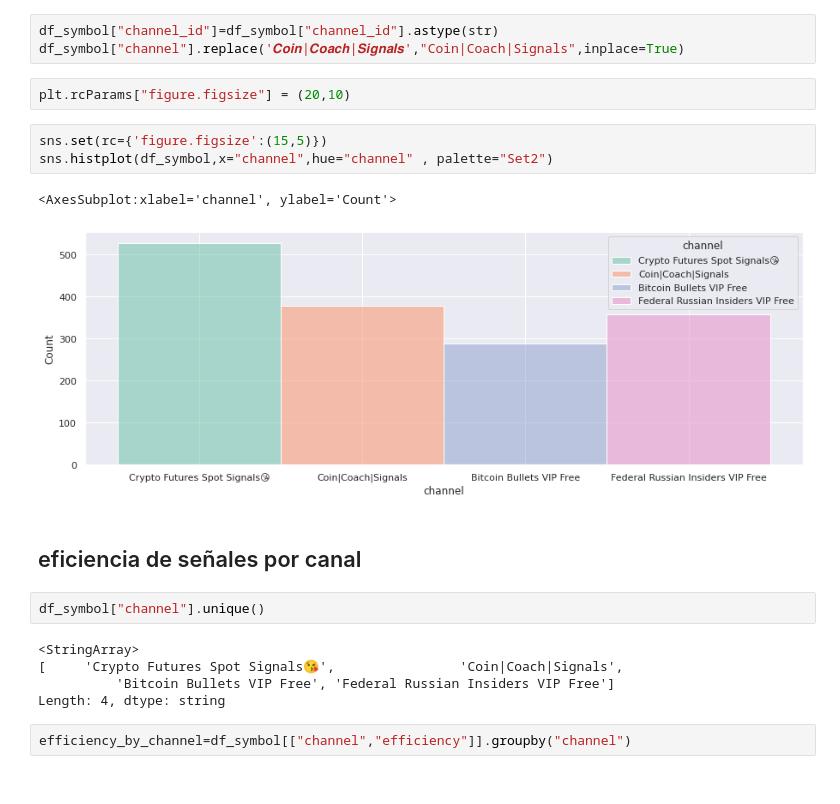
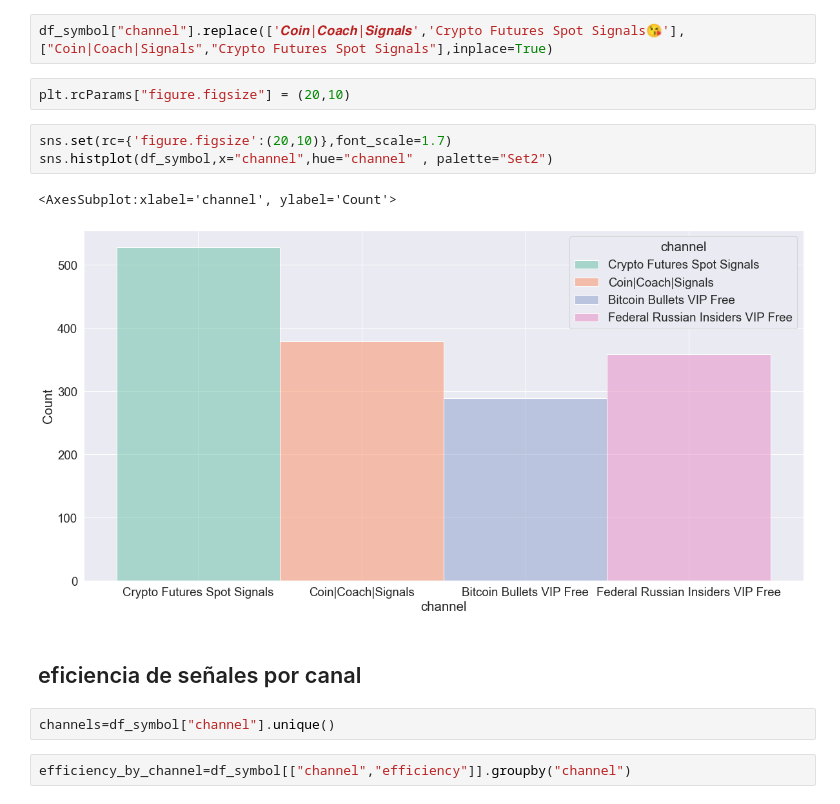
Before and after one commit to joankenobi/analisis_de_datos_copy_trading, a Jupyter notebook: Proyecto/notebooks/Exploracion_de_los_datos_pasantias.ipynb, the cells around one changed output. Cells and saved outputs as stored; diff of their text form.

```diff
--- a/Proyecto/notebooks/Exploracion_de_los_datos_pasantias.ipynb
+++ b/Proyecto/notebooks/Exploracion_de_los_datos_pasantias.ipynb
@@ -145,24 +145,18 @@ pd.concat([
 # %% [markdown]
 # Cantidad de señales por canal
 # %%
-df_symbol["channel_id"]=df_symbol["channel_id"].astype(str)
-df_symbol["channel"].replace('𝑪𝒐𝒊𝒏|𝑪𝒐𝒂𝒄𝒉|𝑺𝒊𝒈𝒏𝒂𝒍𝒔',"Coin|Coach|Signals",inplace=True)
+df_symbol["channel"].replace(['𝑪𝒐𝒊𝒏|𝑪𝒐𝒂𝒄𝒉|𝑺𝒊𝒈𝒏𝒂𝒍𝒔','Crypto Futures Spot Signals😘'],["Coin|Coach|Signals","Crypto Futures Spot Signals"],inplace=True)
 # %%
 plt.rcParams["figure.figsize"] = (20,10)
 # %%
-sns.set(rc={'figure.figsize':(15,5)})
+sns.set(rc={'figure.figsize':(20,10)},font_scale=1.7)
 sns.histplot(df_symbol,x="channel",hue="channel" , palette="Set2")
 # %% [output]
 <AxesSubplot:xlabel='channel', ylabel='Count'>
-[figure, old version]
+[figure, new version]
 # %% [markdown]
 ## eficiencia de señales por canal
 # %%
-df_symbol["channel"].unique()
+channels=df_symbol["channel"].unique()
-# %% [output]
-<StringArray>
-[     'Crypto Futures Spot Signals😘',                'Coin|Coach|Signals',
-          'Bitcoin Bullets VIP Free', 'Federal Russian Insiders VIP Free']
-Length: 4, dtype: string
 # %%
 efficiency_by_channel=df_symbol[["channel","efficiency"]].groupby("channel")
```
Also changed, not shown: parts of 14 cells of this notebook, 1 other file.
